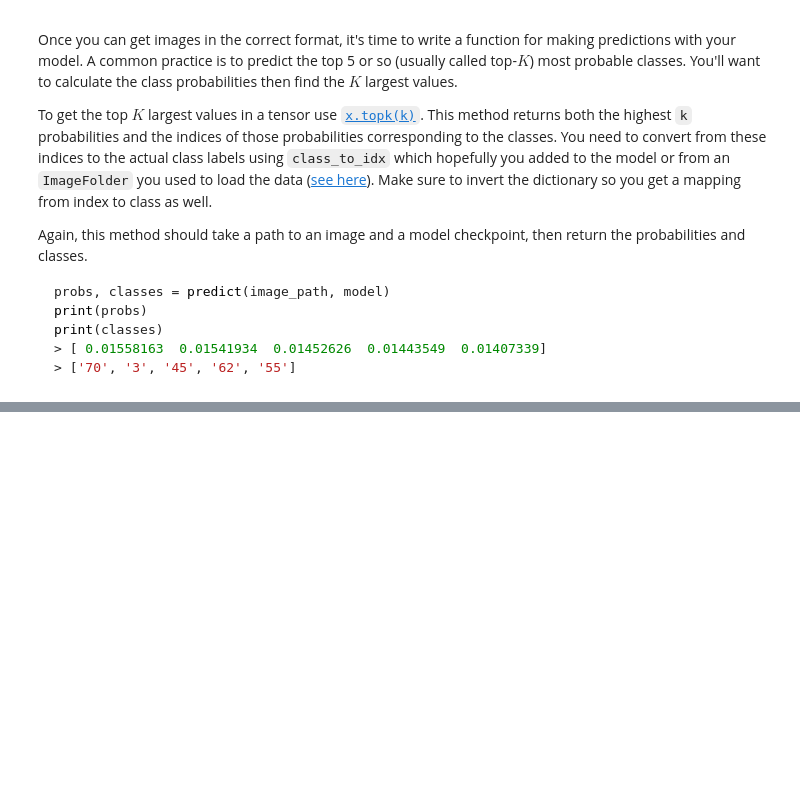
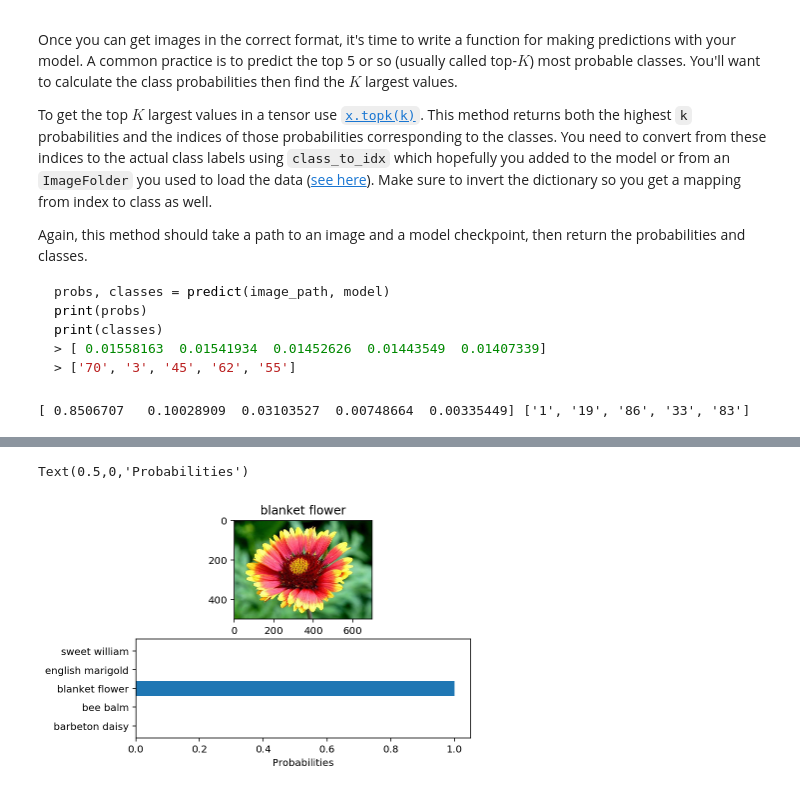
Before and after one commit to susmithagudapati/Image-Classifier-DSND, a Jupyter notebook: Image Classifier Project.ipynb, the cells around one changed output, grey strips where cells are left out. Cells and saved outputs as stored; diff of their text form; code cells hidden in the pictures; blank space fills up the shorter version.

```diff
--- a/Image Classifier Project.ipynb
+++ b/Image Classifier Project.ipynb
@@ -190,0 +296,3 @@ At this point it's good to write a function that can load a checkpoint and rebui
+# %%
+checkpoint_model = load_checkpoint('checkpoint.pth')
+print(checkpoint_model)
@@ -265,6 +412,33 @@ def predict(image_path, model, topk=5):
     '''
 
     # TODO: Implement the code to predict the class from an image file
+
+    model.eval()
+
+    model.cpu()
+
+    image = process_image(image_path)
+
+    image = image.unsqueeze(0)
+
+    with torch.no_grad():
+        output = model.forward(image)
+        probs, labels = torch.topk(output, topk)
+        probs = probs.exp()
+
+        class_to_idx_rev = {model.class_to_idx[k]: k for k in model.class_to_idx}
+
+        classes = []
+
+        for label in labels.numpy()[0]:
+            classes.append(class_to_idx_rev[label])
+
+        return probs.numpy()[0], classes
+# %%
+probs, classes = predict(test_dir + '/1/image_06743.jpg', checkpoint_model)
+print(probs, classes)
+# %% [output]
+[ 0.8506707   0.10028909  0.03103527  0.00748664  0.00335449] ['1', '19', '86', '33', '83']
 # %% [markdown]
 ## Sanity Checking
 
@@ -277,0 +450,18 @@ You can convert from the class integer encoding to actual flower names with the
+# %%
+test_image = Image.open(valid_dir + '/100/image_07895.jpg')
+img_name = cat_to_name['100']
+
+probs, classes = predict(valid_dir + '/100/image_07895.jpg', checkpoint_model)
+
+names = [cat_to_name[img_class] for img_class in classes]
+
+plt.subplot(2, 1, 1)
+plt.title(img_name)
+plt.imshow(test_image)
+
+plt.subplot(2, 1, 2)
+plt.barh(names, probs)
+plt.xlabel('Probabilities')
+# %% [output]
+Text(0.5,0,'Probabilities')
+[figure, added]
```
Also changed, not shown: parts of 14 cells of this notebook, 3 other files.
